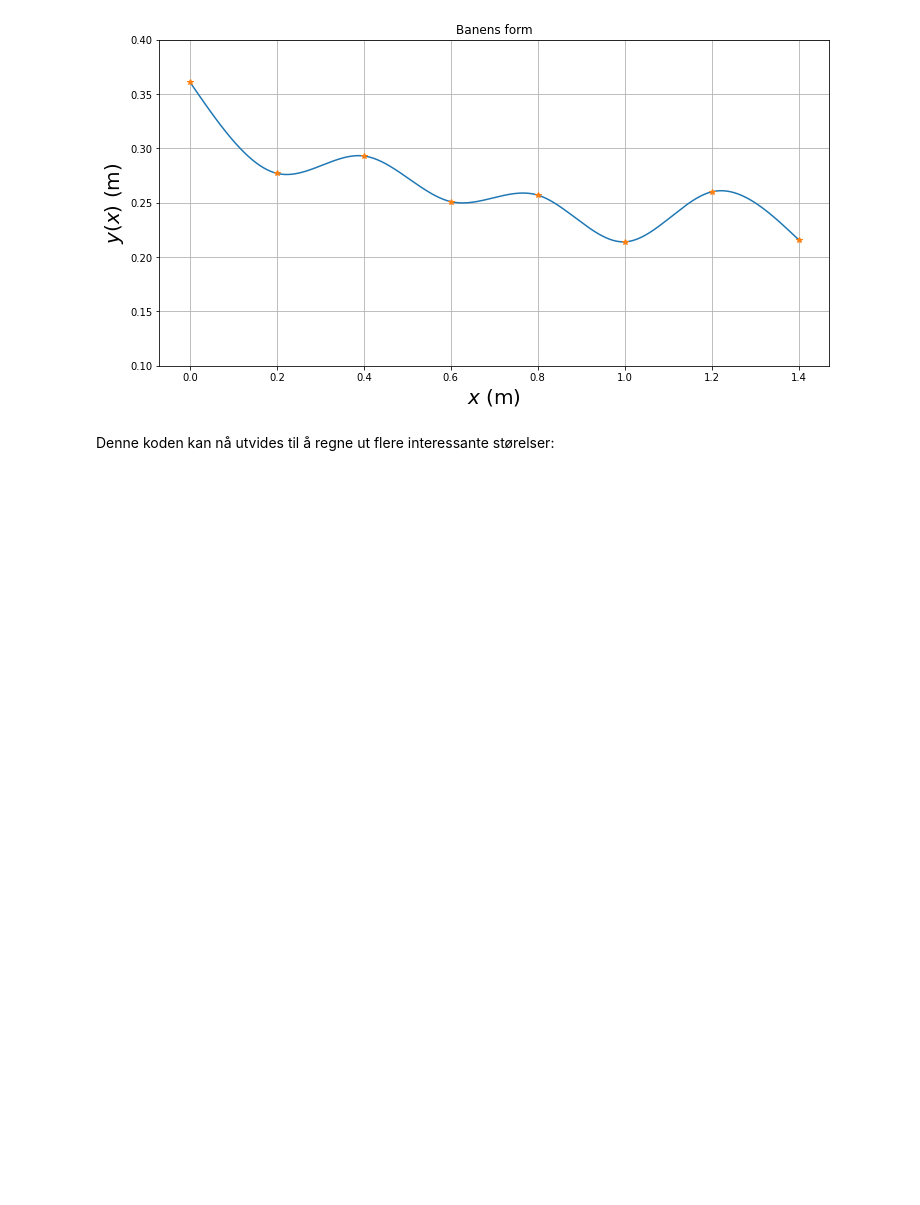
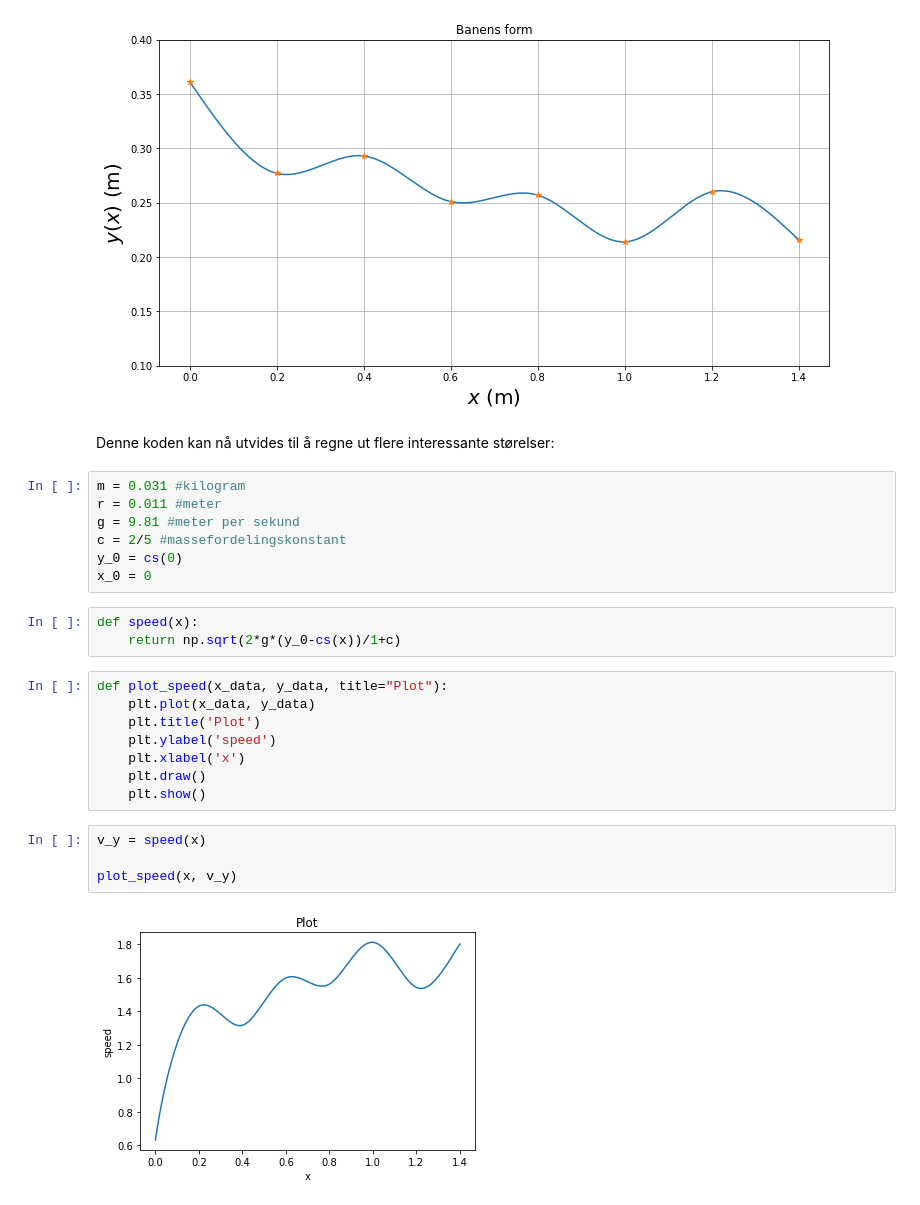
Before and after one commit to nerok/TFY4125-305-1, a Jupyter notebook: cubicspline.ipynb, the cells around one changed output. Cells and saved outputs as stored; diff of their text form; blank space fills up the shorter version.

Commit message:
Add speed / x plot

```diff
--- a/cubicspline.ipynb
+++ b/cubicspline.ipynb
@@ -75,3 +75,27 @@ plt.show()
 [figure]
 # %% [markdown]
 Denne koden kan nå utvides til å regne ut flere interessante størelser:
+# %%
+m = 0.031 #kilogram
+r = 0.011 #meter
+g = 9.81 #meter per sekund
+c = 2/5 #massefordelingskonstant
+y_0 = cs(0)
+x_0 = 0
+# %%
+def speed(x):
+    return np.sqrt(2*g*(y_0-cs(x))/1+c)
+# %%
+def plot_speed(x_data, y_data, title="Plot"):
+    plt.plot(x_data, y_data)
+    plt.title('Plot')
+    plt.ylabel('speed')
+    plt.xlabel('x')
+    plt.draw()
+    plt.show()
+# %%
+v_y = speed(x)
+
+plot_speed(x, v_y)
+# %% [output]
+[figure, added]
```
